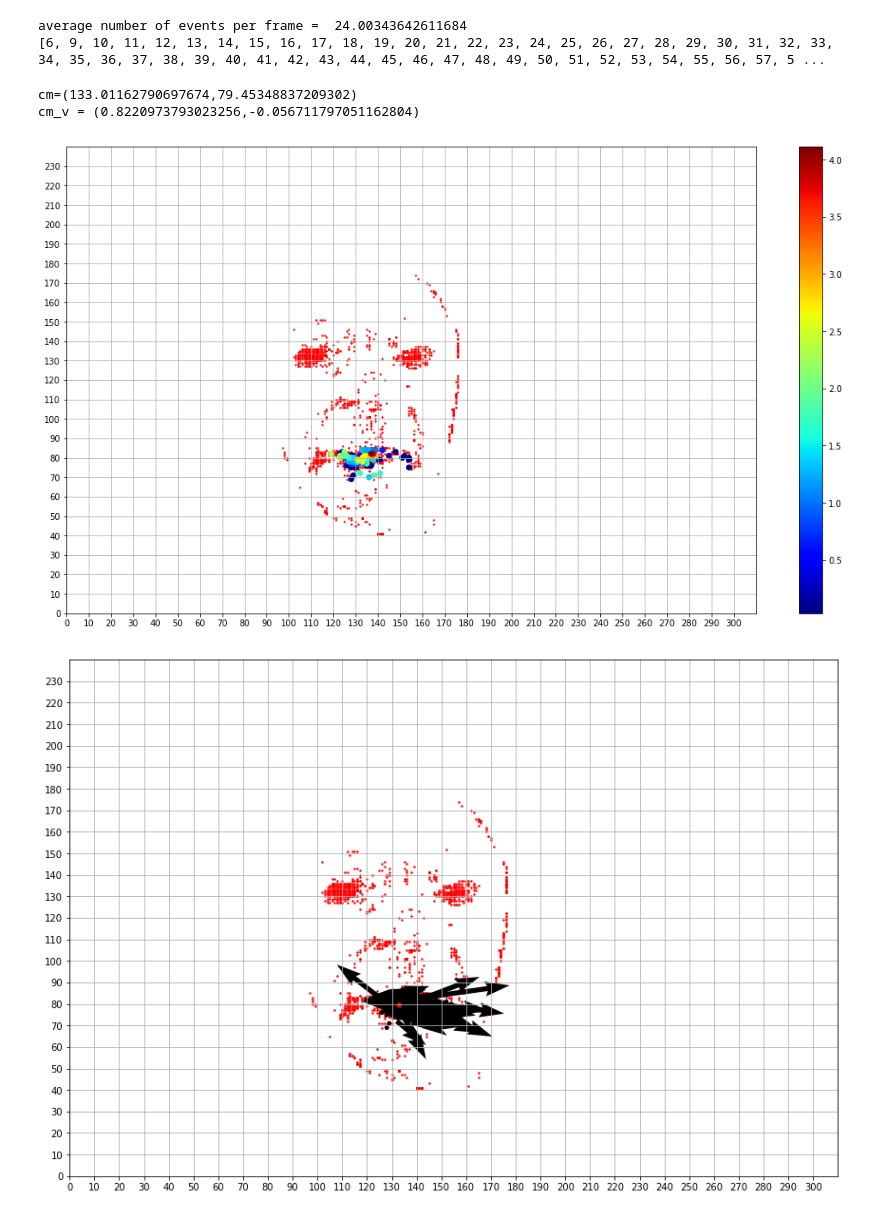
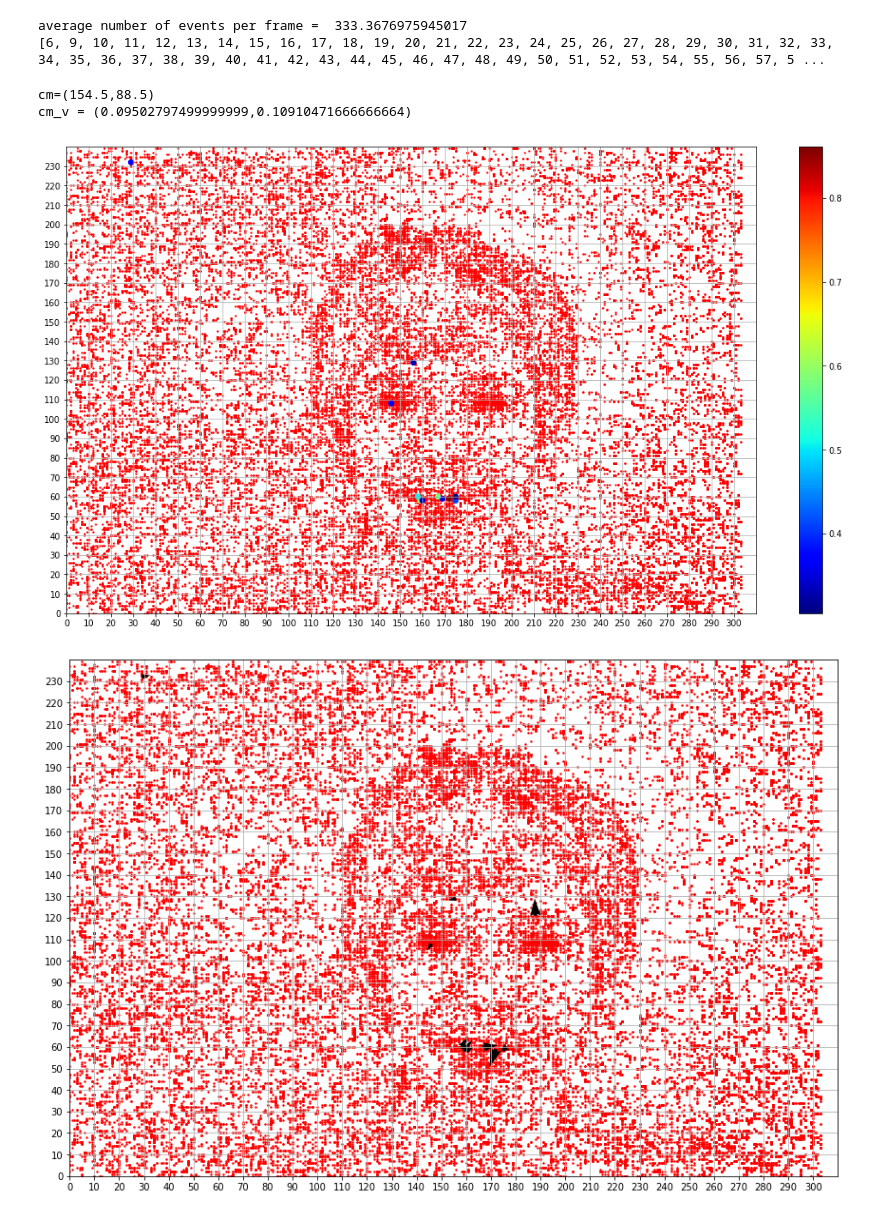
Before and after one commit to raftav/EventBasedData, a Jupyter notebook: make_frames.ipynb, the cells around one changed output. Drawn from its saved outputs; the diff is of its cells as text; code cells hidden in the pictures.

```diff
--- a/make_frames.ipynb
+++ b/make_frames.ipynb
@@ -19,5 +16,5 @@ import librosa
 # %%
-filename='Cropped_GRID/c_bbaf3s.csv'
+filename='denoised/flow_/s1_bbaf3s.csv'
 data=pd.read_csv(filename)
 # %%
 # convert timestemps in second
@@ -72,7 +69,7 @@ for frame in non_empty_frames:
 print('average number of events per frame = ',mean/len(non_empty_frames))
 print(non_empty_frames)
 # %% [output]
-average number of events per frame =  24.00343642611684
+average number of events per frame =  333.3676975945017
 [6, 9, 10, 11, 12, 13, 14, 15, 16, 17, 18, 19, 20, 21, 22, 23, 24, 25, 26, 27, 28, 29, 30, 31, 32, 33, 34, 35, 36, 37, 38, 39, 40, 41, 42, 43, 44, 45, 46, 47, 48, 49, 50, 51, 52, 53, 54, 55, 56, 57, 5 ...
 # %%
 num_previous_frames=5
@@ -118,8 +115,8 @@ def print_multiple_frames(frame_start,frame_end,speed_threshold):
 
     plt.scatter(x.values,y.values,c=speed.values,cmap='jet')
 
-    plt.xticks(ticks=x_ticks)
-    plt.yticks(ticks=y_ticks)
+    plt.xticks(x_ticks)
+    plt.yticks(y_ticks)
 
     plt.colorbar()
     plt.grid()
@@ -149,40 +146,40 @@ def print_multiple_frames(frame_start,frame_end,speed_threshold):
     vy_cm=vy.mean(axis=0)
 
     X , Y , U , V = x_cm, y_cm , vx_cm , vy_cm
     plt.quiver(X,Y,U,V,color='r',angles='xy',scale_units='xy', scale=1)
 
     print('cm=({},{})'.format(x_cm,y_cm))
     print('cm_v = ({},{})'.format(vx_cm,vy_cm))
 
     #f=plt.figure(figsize=(14.5,10))
     X=x.values
     Y=y.values
     vx_diff=np.subtract(vx.values,vx_cm)
     vy_diff=np.subtract(vy.values,vy_cm)
 
 
     U=vx_diff
     V=vy_diff
 
     #plt.quiver(X,Y,U,V,color='r',angles='xy')
 
-    plt.xticks(ticks=x_ticks)
-    plt.yticks(ticks=y_ticks)
+    plt.xticks(x_ticks)
+    plt.yticks(y_ticks)
     plt.grid()
 
     plt.xlim(0,xmax)
     plt.ylim(0,ymax)
 
     #plt.xlim(50,200)
     #plt.ylim(0,ymax)
 
 
-print_multiple_frames(90,95,0)
+print_multiple_frames(90,95,0.3)
 # %% [output]
-cm=(133.01162790697674,79.45348837209302)
-cm_v = (0.8220973793023256,-0.056711797051162804)
+cm=(154.5,88.5)
+cm_v = (0.09502797499999999,0.10910471666666664)
-[figure, old version]
+[figure, new version]
-[figure, old version]
+[figure, new version]
 # %%
 %matplotlib notebook
 
```
Also changed, not shown: parts of 8 cells of this notebook, 2 other files.
